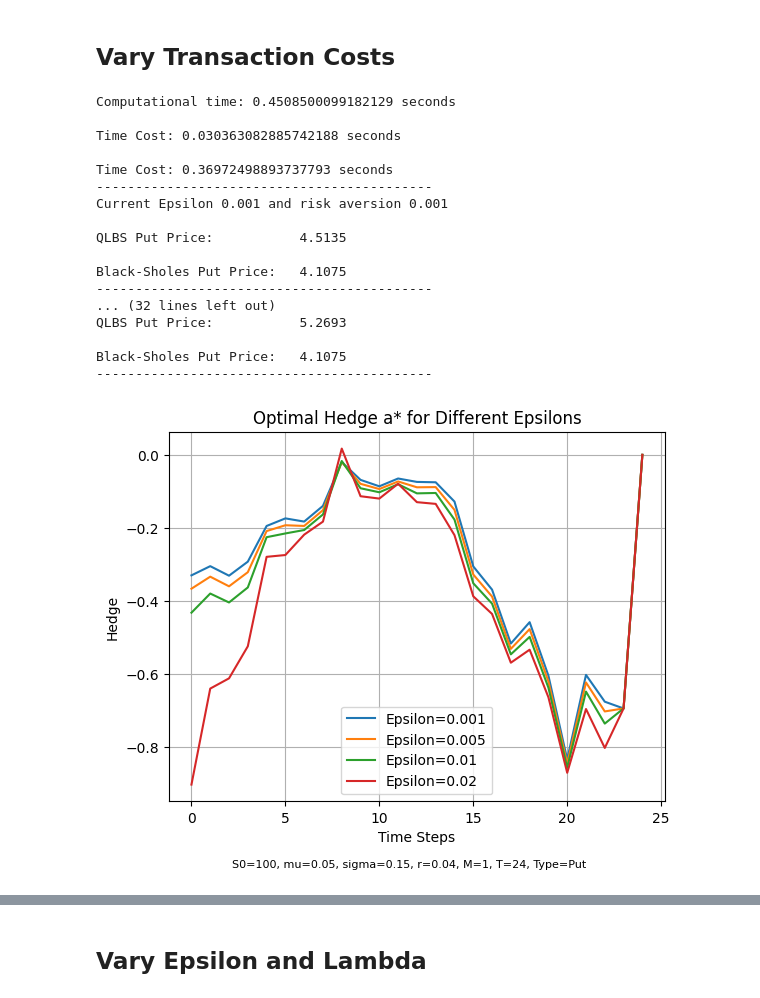
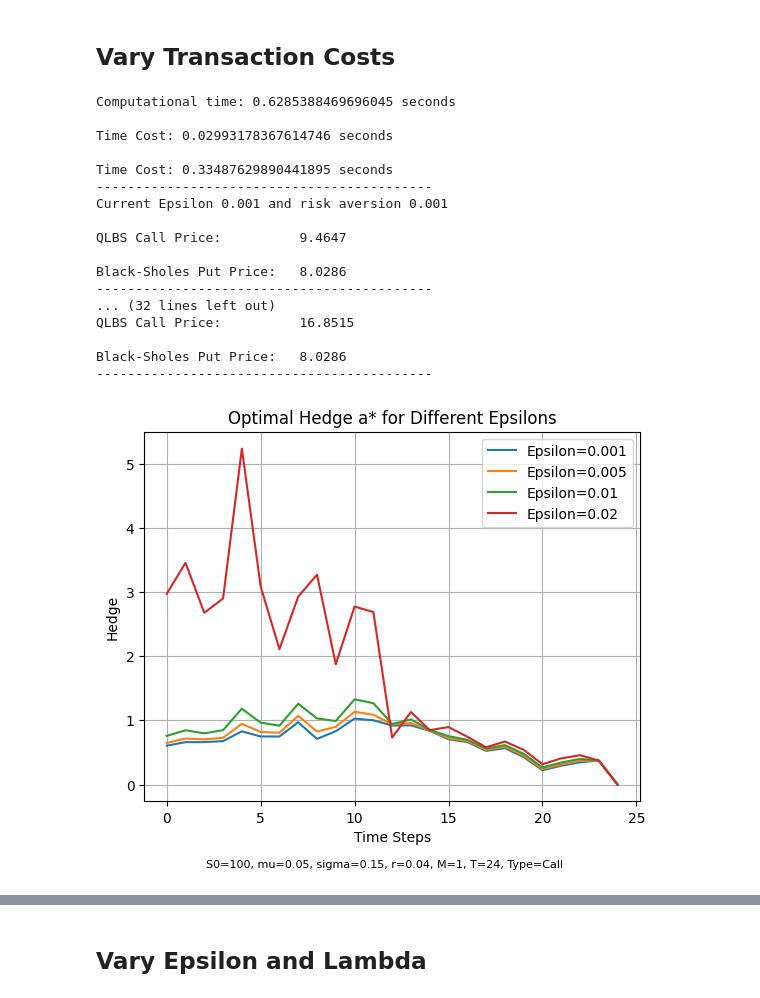
Before and after one commit to dyang1999/QLBS-Deep-Hedging, a Jupyter notebook: QLBS_master.ipynb, the cells around one changed output, grey strips where cells are left out. Saved outputs shown, nothing was run; the diff lists cells and outputs as text; code cells hidden in the pictures.

```diff
--- a/QLBS_master.ipynb
+++ b/QLBS_master.ipynb
@@ -30,7 +30,7 @@ sigma = 0.15  # volatility
 r = 0.04      # risk-free rate
 
 ## option details
-opt_type = 'Put'
+opt_type = 'Call'
 M = 1         # maturity
 K = 100       # option stike
 T = 24        # number of time steps
@@ -1099,37 +1129,37 @@ for epsilon in epsilons:
     a_results[epsilon] = a.iloc[0]
     q_results[epsilon] = Q.iloc[0]
 # %% [output]
-Computational time: 0.4508500099182129 seconds
+Computational time: 0.6285388469696045 seconds
 
-Time Cost: 0.030363082885742188 seconds
+Time Cost: 0.02993178367614746 seconds
 
-Time Cost: 0.36972498893737793 seconds
+Time Cost: 0.33487629890441895 seconds
 -------------------------------------------
 Current Epsilon 0.001 and risk aversion 0.001
 
-QLBS Put Price:           4.5135
+QLBS Call Price:          9.4647
 
-Black-Sholes Put Price:   4.1075
+Black-Sholes Put Price:   8.0286
 -------------------------------------------
 ... (32 lines left out)
-QLBS Put Price:           5.2693
+QLBS Call Price:          16.8515
 
-Black-Sholes Put Price:   4.1075
+Black-Sholes Put Price:   8.0286
 -------------------------------------------
 # %%
 # Plot each epsilon key
 for epsilon, series in a_results.items():
     plt.plot(series, label=f'Epsilon={epsilon}')
 
 plt.xlabel('Time Steps')
 plt.ylabel('Hedge')
 plt.title('Optimal Hedge a* for Different Epsilons')
-plt.suptitle('S0={}, mu={}, sigma={}, r={}, M={}, T={}, Type=Put'.format(S0, mu, sigma, r, M, T), fontsize=8, y=-0.01)
+plt.suptitle('S0={}, mu={}, sigma={}, r={}, M={}, T={}, Type={}'.format(S0, mu, sigma, r, M, T, opt_type), fontsize=8, y=-0.01)
 plt.legend()
 plt.grid(True)
 plt.show()
 # %% [output]
-[figure, old version]
+[figure, new version]
 # %%
 # Plot each epsilon key
 for epsilon, q_values in q_results.items():
```
Also changed, not shown: parts of 18 cells of this notebook, 8 other files.
